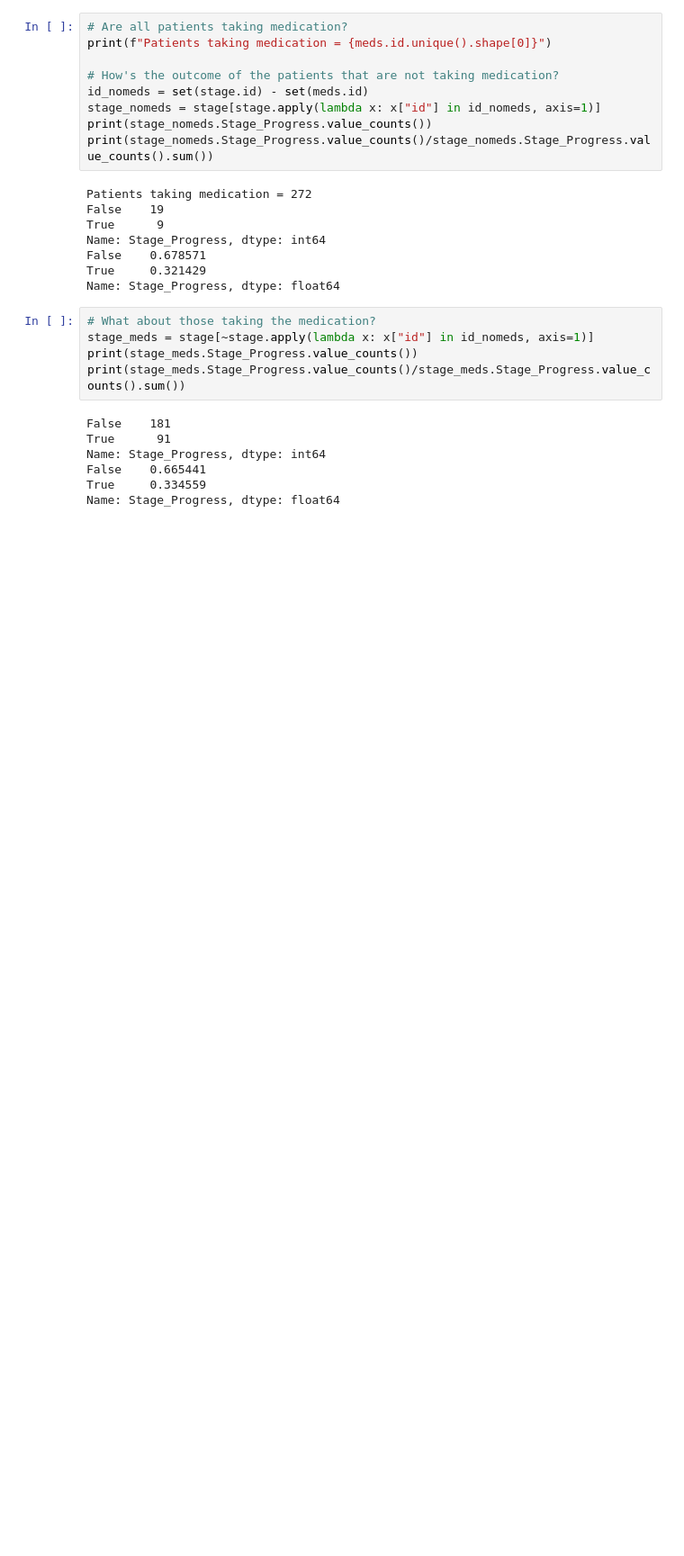
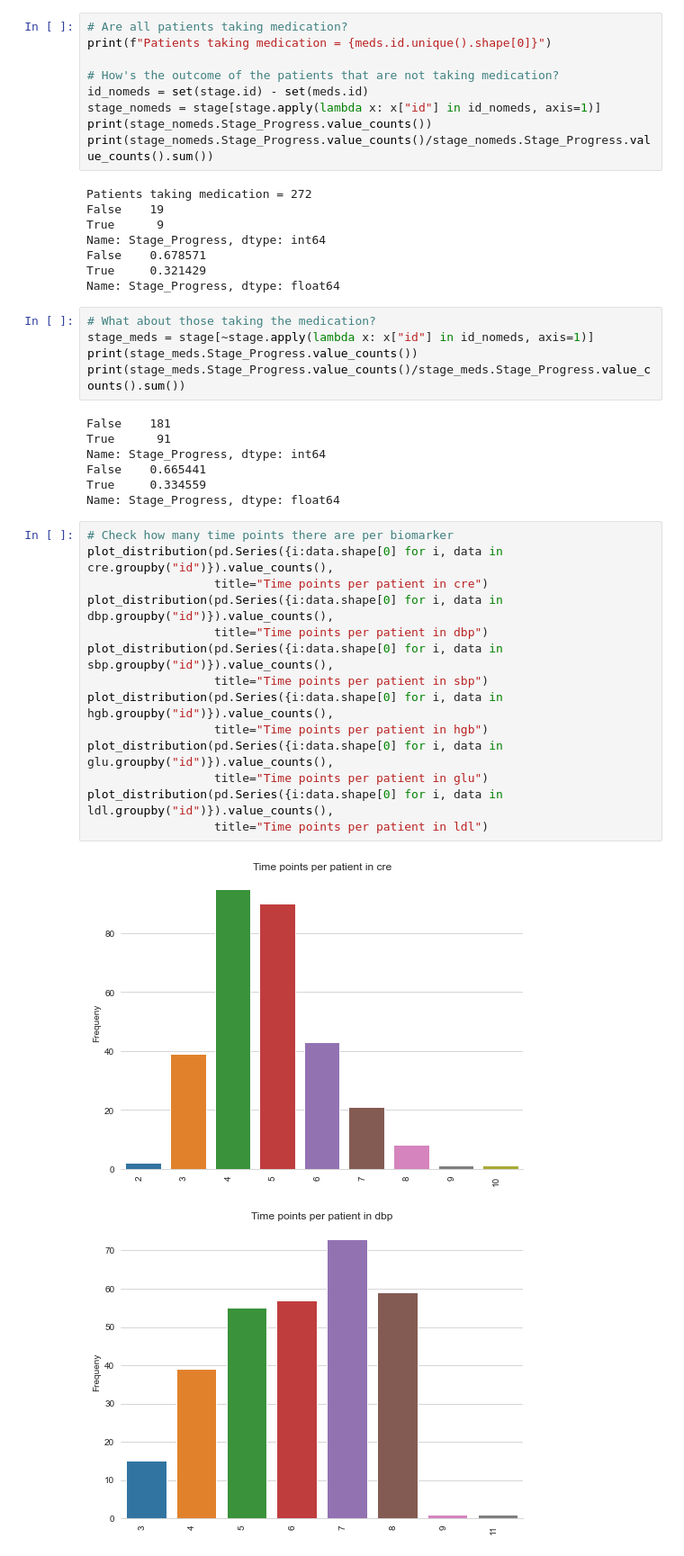
Before and after one commit to migueLib/ckd, a Jupyter notebook: notebooks/data_exploration.ipynb, the cells around one changed output. Shown at 90% size. Cells and saved outputs as stored; diff of their text form; blank space fills up the shorter version.

```diff
--- a/notebooks/data_exploration.ipynb
+++ b/notebooks/data_exploration.ipynb
@@ -287,3 +287,20 @@ Name: Stage_Progress, dtype: int64
 False    0.665441
 True     0.334559
 Name: Stage_Progress, dtype: float64
+# %%
+# Check how many time points there are per biomarker
+plot_distribution(pd.Series({i:data.shape[0] for i, data in cre.groupby("id")}).value_counts(),
+                  title="Time points per patient in cre")
+plot_distribution(pd.Series({i:data.shape[0] for i, data in dbp.groupby("id")}).value_counts(),
+                  title="Time points per patient in dbp")
+plot_distribution(pd.Series({i:data.shape[0] for i, data in sbp.groupby("id")}).value_counts(),
+                  title="Time points per patient in sbp")
+plot_distribution(pd.Series({i:data.shape[0] for i, data in hgb.groupby("id")}).value_counts(),
+                  title="Time points per patient in hgb")
+plot_distribution(pd.Series({i:data.shape[0] for i, data in glu.groupby("id")}).value_counts(),
+                  title="Time points per patient in glu")
+plot_distribution(pd.Series({i:data.shape[0] for i, data in ldl.groupby("id")}).value_counts(),
+                  title="Time points per patient in ldl")
+# %% [output]
+[figure, added]
+[figure, added]
```
Also changed, not shown: parts of 8 cells of this notebook, 5 other files.
